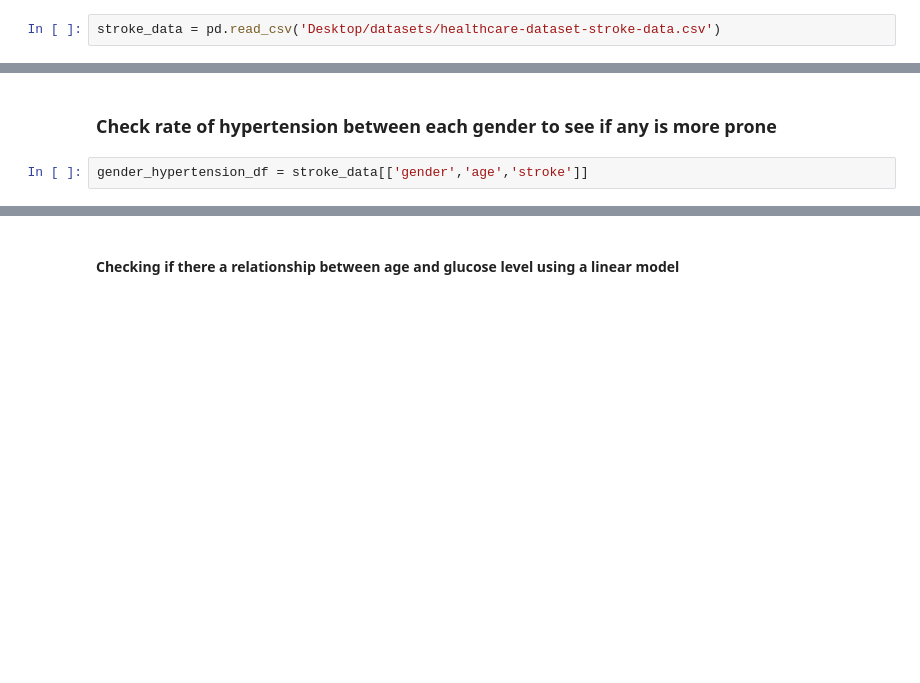
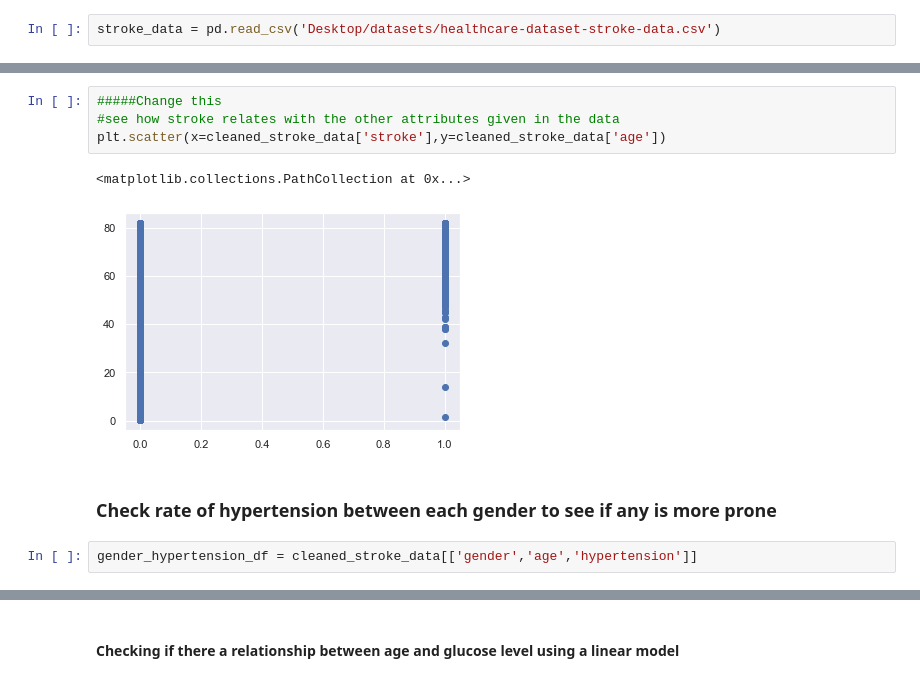
Before and after one commit to Emuolanari/ML_ICA, a Jupyter notebook: Machine Learning ICA .ipynb, the cells around one changed output, grey strips where cells are left out. Drawn from its saved outputs; the diff is of its cells as text; blank space fills up the shorter version.

```diff
--- a/Machine Learning ICA .ipynb
+++ b/Machine Learning ICA .ipynb
@@ -34,7 +137,14 @@ stroke_data['age'].min()
+# %%
+#####Change this
+#see how stroke relates with the other attributes given in the data
+plt.scatter(x=cleaned_stroke_data['stroke'],y=cleaned_stroke_data['age'])
+# %% [output]
+<matplotlib.collections.PathCollection at 0x...>
+[figure, added]
 # %% [markdown]
 ### Check rate of hypertension between each gender to see if any is more prone
 # %%
-gender_hypertension_df = stroke_data[['gender','age','stroke']]
+gender_hypertension_df = cleaned_stroke_data[['gender','age','hypertension']]
 # %%
 gender_hypertension_df
 # %% [output]
```
Also changed, not shown: parts of 20 cells of this notebook.
